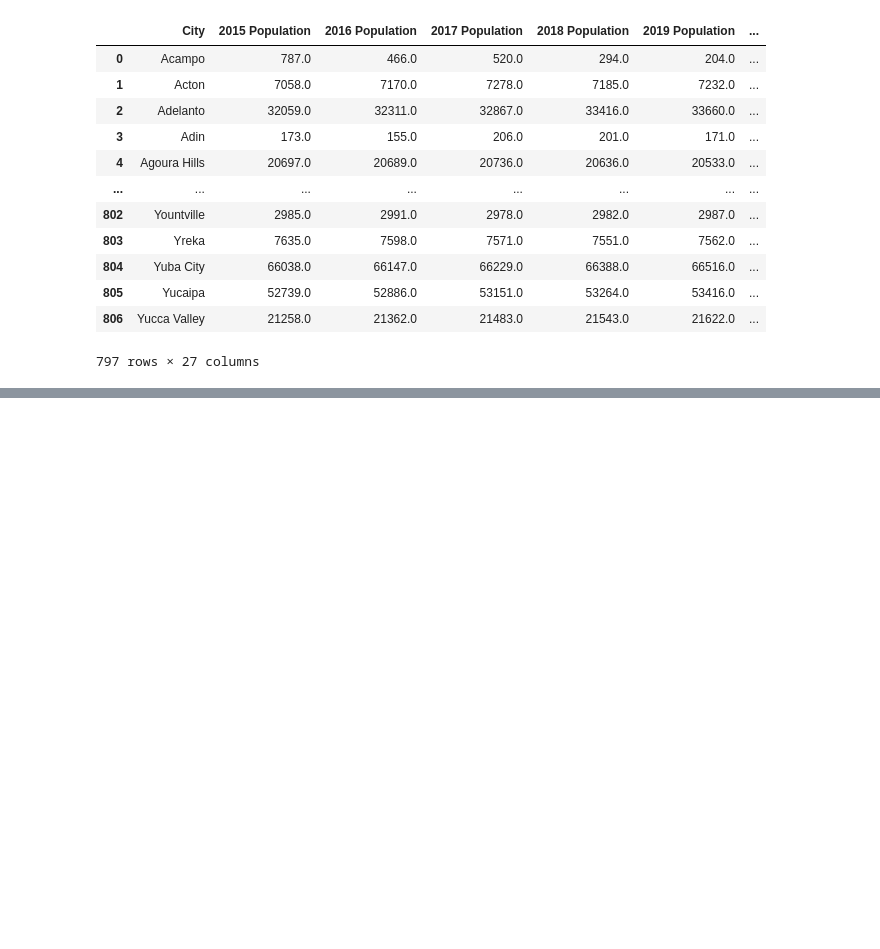
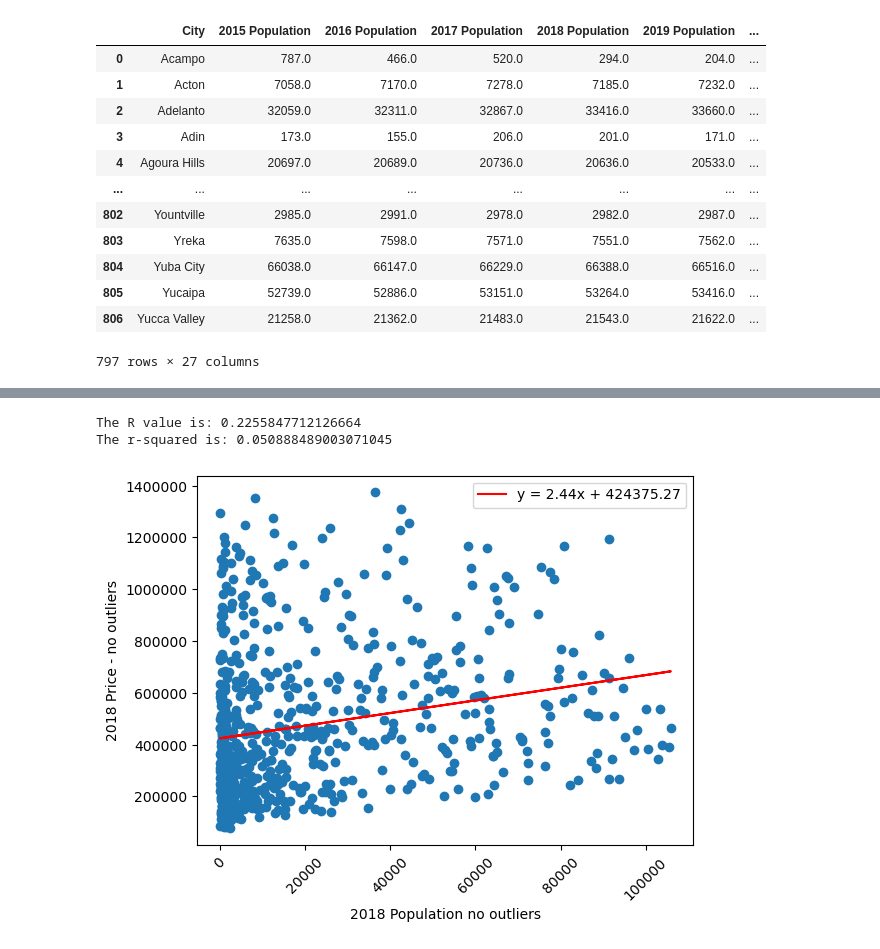
Before and after one commit to eshih22/team_project_1, a Jupyter notebook: Population Analysis.ipynb, the cells around one changed output, grey strips where cells are left out. Cells and saved outputs as stored; diff of their text form; code cells hidden in the pictures; blank space fills up the shorter version.

```diff
--- a/Population Analysis.ipynb
+++ b/Population Analysis.ipynb
@@ -352,0 +401,12 @@ The r-squared is: 0.0050922009203388146
+# %%
+no_outliers_df = remove_outliers(no_nulls_df, '2018 Population')
+no_outliers_df = remove_outliers(no_outliers_df, '2018 Price')
+
+x_data = no_outliers_df['2018 Population']
+y_data = no_outliers_df['2018 Price']
+
+plot_linear_regression(x_data,y_data, "2018 Population no outliers","2018 Price - no outliers")
+# %% [output]
+The R value is: 0.2255847712126664
+The r-squared is: 0.050888489003071045
+[figure, added]
```
Also changed, not shown: parts of 33 cells of this notebook, 22 other files.
